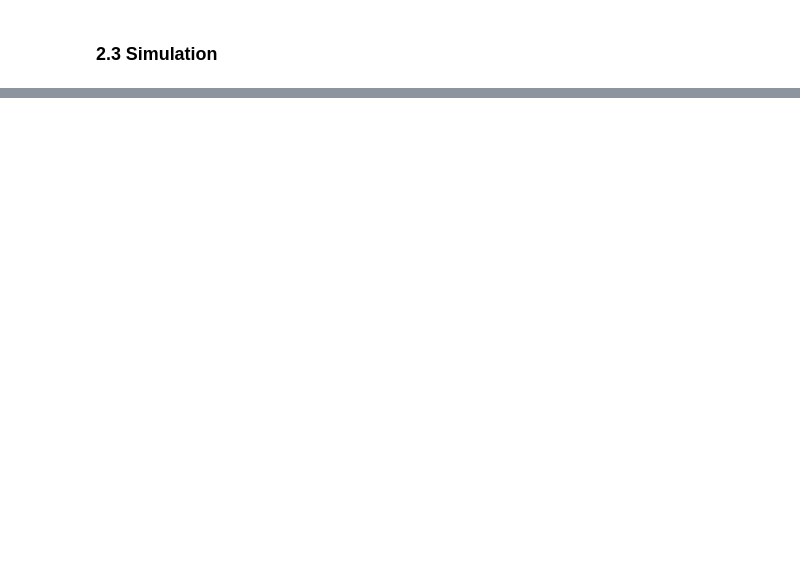
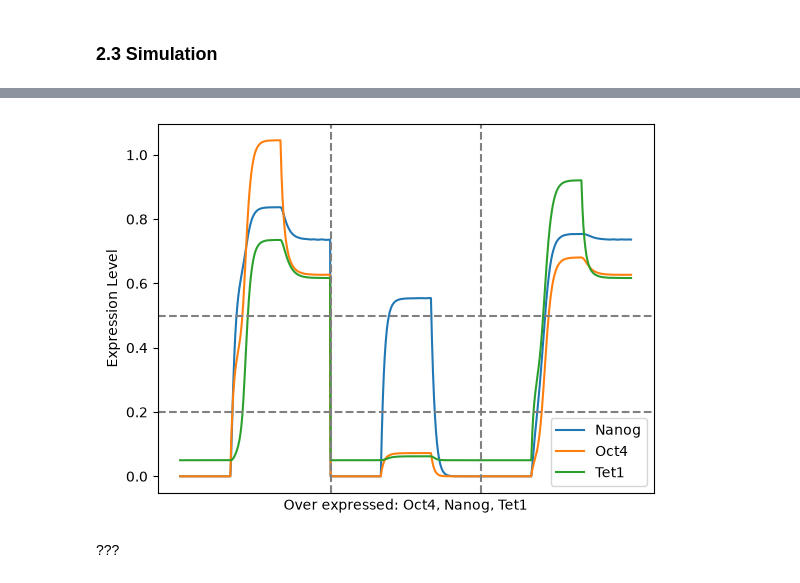
Before and after one commit to Xraaaay/lu_bern01, a Jupyter notebook: Project03/cell_reprogramming.ipynb, the cells around one changed output, grey strips where cells are left out. Saved outputs shown, nothing was run; the diff lists cells and outputs as text; code cells hidden in the pictures; blank space fills up the shorter version.

```diff
--- a/Project03/cell_reprogramming.ipynb
+++ b/Project03/cell_reprogramming.ipynb
@@ -147,0 +250,29 @@ def f(t, Y, p: ModelParams):
+# %%
+Y = {}
+dicts = [Y1, Y2, Y3]
+
+for i, key in enumerate(Y1):
+    Y[key] = np.concatenate([d[key] for d in dicts])
+
+lengths = [len(d["Nanog"]) for d in dicts]
+boundaries = np.cumsum(lengths)[:-1]
+# %%
+fig, ax = plt.subplots()
+
+for key, val in Y.items():
+    ax.plot(np.arange(len(val)), val, label=key)
+
+ax.axhline(y=0.2, linestyle="--", color="gray")
+ax.axhline(y=0.5, linestyle="--", color="gray")
+for boundary in boundaries:
+    ax.axvline(x=boundary, linestyle="--", color="gray")
+
+ax.legend()
+ax.set_xticks([])
+ax.set_xlabel("Over expressed: Oct4, Nanog, Tet1")
+ax.set_ylabel("Expression Level")
+plt.show()
+# %% [output]
+[figure, added]
+# %% [markdown]
+???
```
Also changed, not shown: parts of 13 cells of this notebook.
